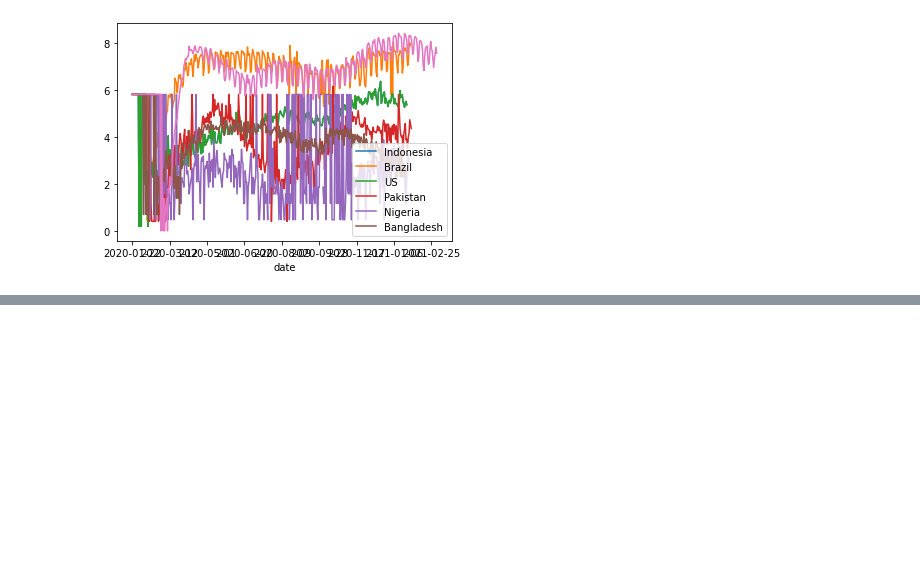
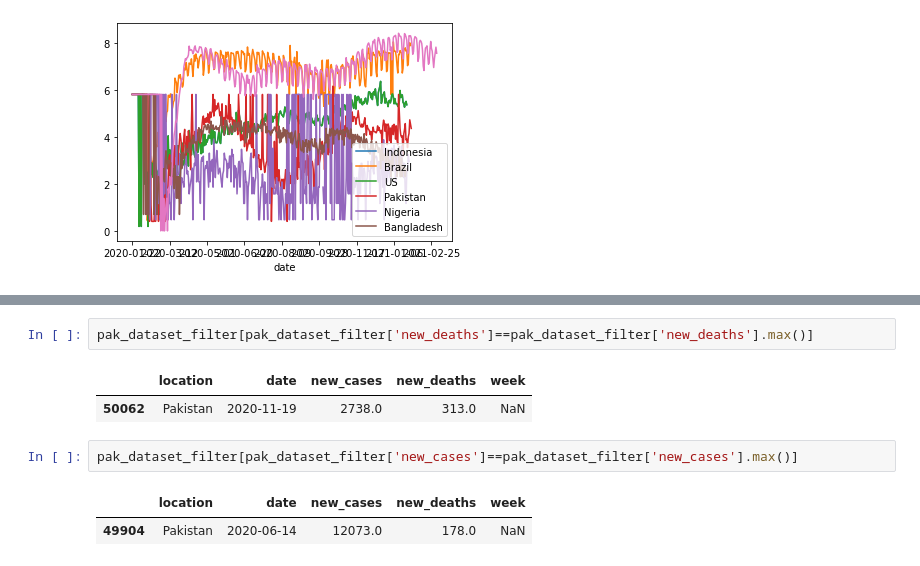
Before and after one commit to UNCG-CSE/SP-21_COVID-Team_4, a Jupyter notebook: src/team/stage_II/stage_II.ipynb, the cells around one changed output, grey strips where cells are left out. Saved outputs shown, nothing was run; the diff lists cells and outputs as text; blank space fills up the shorter version.

```diff
--- a/src/team/stage_II/stage_II.ipynb
+++ b/src/team/stage_II/stage_II.ipynb
@@ -729,0 +782,10 @@ ex1.legend(["Indonesia", "Brazil", "US", "Pakistan", "Nigeria", "Bangladesh"])
+# %%
+pak_dataset_filter[pak_dataset_filter['new_deaths']==pak_dataset_filter['new_deaths'].max()]
+# %% [output]
+|  | location | date | new_cases | new_deaths | week |
+| 50062 | Pakistan | 2020-11-19 | 2738.0 | 313.0 | NaN |
+# %%
+pak_dataset_filter[pak_dataset_filter['new_cases']==pak_dataset_filter['new_cases'].max()]
+# %% [output]
+|  | location | date | new_cases | new_deaths | week |
+| 49904 | Pakistan | 2020-06-14 | 12073.0 | 178.0 | NaN |
```
Also changed, not shown: parts of 22 cells of this notebook.
